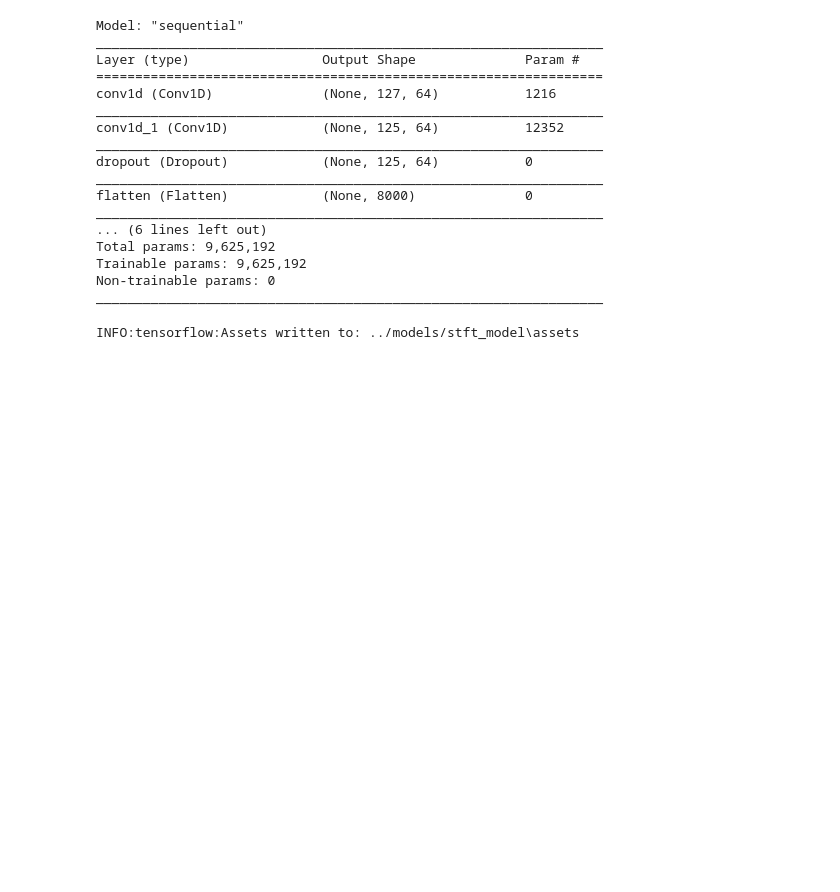
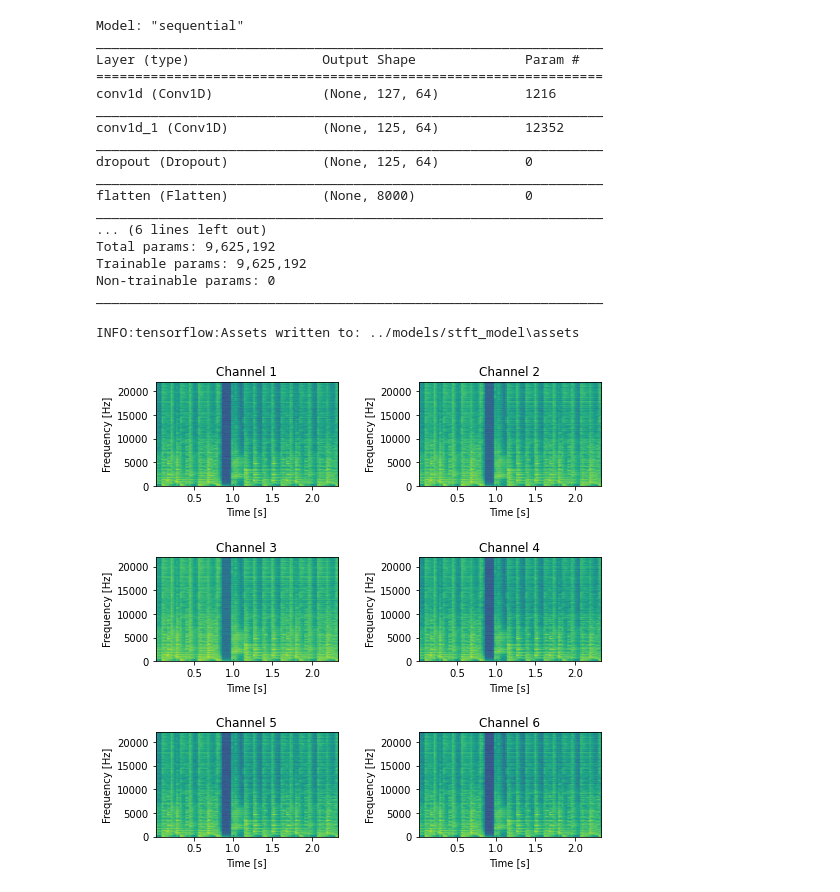
Before and after one commit to thomson008/MEng-project, a Jupyter notebook: notebooks/stft_preprocessing.ipynb, the cells around one changed output. Drawn from its saved outputs; the diff is of its cells as text; code cells hidden in the pictures; blank space fills up the shorter version.

```diff
--- a/notebooks/stft_preprocessing.ipynb
+++ b/notebooks/stft_preprocessing.ipynb
@@ -300,0 +369,2 @@ test file 3240/3240
+# %%
+loss, accuracy = model.evaluate(X_test, y_test)
@@ -300,0 +392,12 @@ test file 3240/3240
+# %%
+epochs, batch_size, verbose = 20, 32, 1
+# Evaluate performance for different properties
+print('Room sizes')
+for room in ROOMS:
+    _, acc = evaluate_for_property(df_train, df_test, model, 'room', room)
+    print(f"{room} room accuracy: {acc}")
+
+print('\nDistances')
+for dist in np.unique(df_test.dist):
+    _, acc = evaluate_for_property(df_train, df_test, model, 'dist', dist)
+    print(f"{dist} cm distance accuracy: {acc}")
@@ -374,3 +490,23 @@ _________________________________________________________________
 model.save('../models/stft_model')
 # %% [output]
 INFO:tensorflow:Assets written to: ../models/stft_model\assets
+# %%
+fs, audio = wavfile.read('../training_data/audio/horizontal/train_angle_258_dist_175_room_medium_CantinaBand3.wav')
+# %%
+start = 30000
+obs = audio[start:start + 103424]
+# %%
+fig, axs = plt.subplots(3, 2, figsize=(8,8))
+fig.tight_layout(pad=5.0)
+for i, ax in enumerate(axs):
+    _, _, _, im = ax[0].specgram(obs.T[i * 2], mode='magnitude', NFFT=2048, noverlap=1024, Fs=44100)
+    ax[0].set_title(f'Channel {2 * i + 1}')
+    ax[0].set_xlabel('Time [s]')
+    ax[0].set_ylabel('Frequency [Hz]')
+
+    _, _, _, im = ax[1].specgram(obs.T[i * 2 + 1], mode='magnitude', NFFT=2048, noverlap=1024, Fs=44100)
+    ax[1].set_title(f'Channel {2 * i + 2}')
+    ax[1].set_xlabel('Time [s]')
+    ax[1].set_ylabel('Frequency [Hz]')
+# %% [output]
+[figure, added]
```
Also changed, not shown: parts of 13 cells of this notebook, 1 other file.
